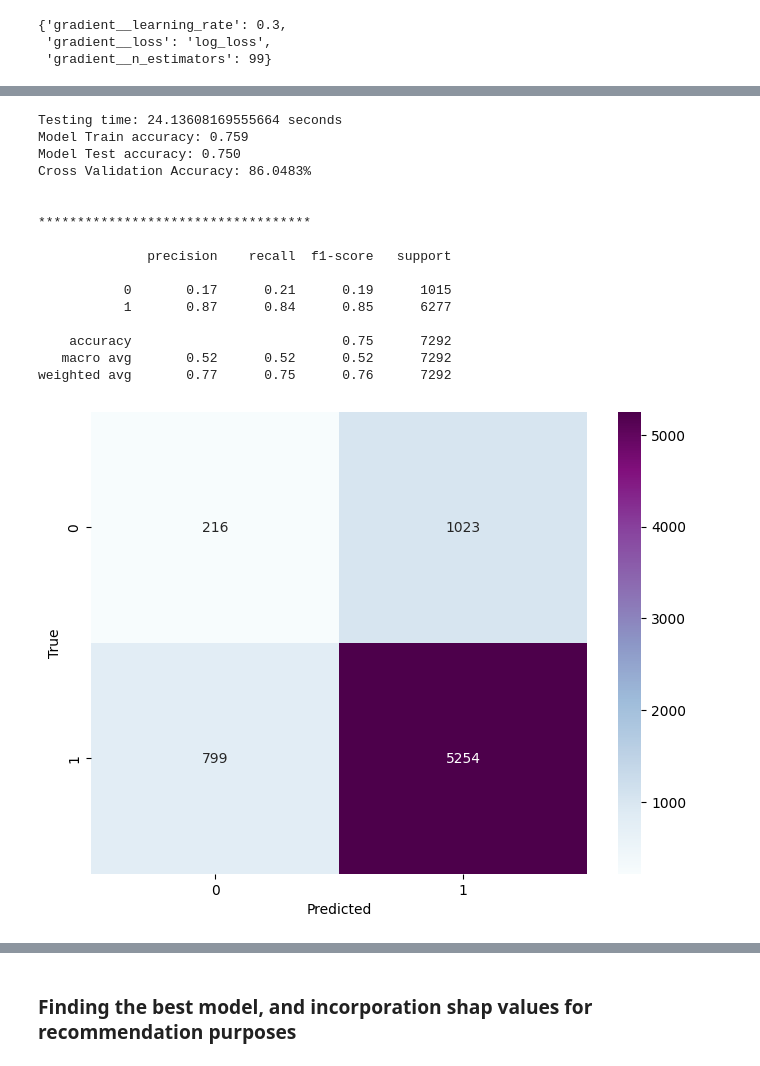
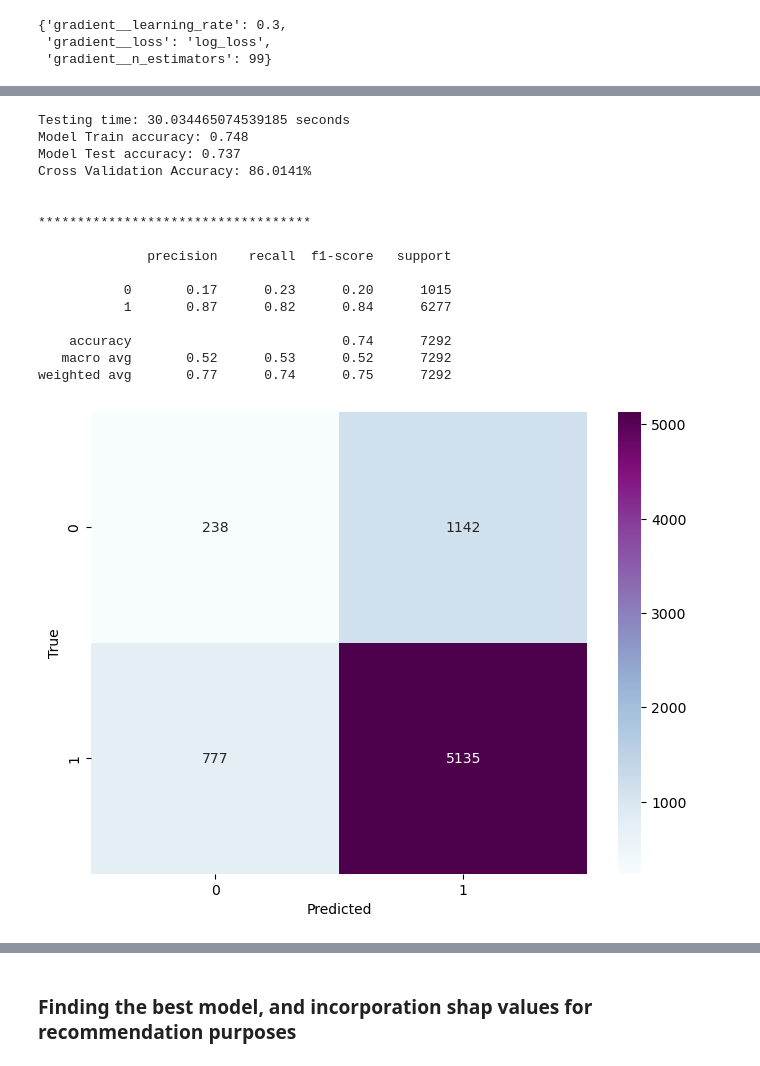
Before and after one commit to ndungek/Credit-Card-Approval-Prediction, a Jupyter notebook: approval.ipynb, the cells around one changed output, grey strips where cells are left out. Cells and saved outputs as stored; diff of their text form; code cells hidden in the pictures.

```diff
--- a/approval.ipynb
+++ b/approval.ipynb
@@ -1103,3 +1190,0 @@ Final_data
-# %%
-#converting the recorded date into years
-Final_data['Recorded_date(months)'] = (Final_data['Recorded_date(months)'] / 12)
@@ -1125,6 +1193,6 @@ Final_data.head()
 # %%
 # creating our model_df
-model_df = Final_data.drop(columns=['Total_Income','Status', 'Recorded_date(Years)','Work_Phone','Phone'],axis =1)
+model_df = Final_data.drop(columns=['Total_Income','Status','Work_Phone','Phone'],axis =1)
 # %%
 model_df = model_df.sort_values(by='CREDIT_APPROVAL_STATUS', ascending=True)
 model_df.head()
@@ -1214,7 +1272,7 @@ Selected Features: Index(['Gender', 'Own_Car', 'Own_Property', 'Income_Type', 'I
 # %%
 
 # Define the columns to include in X
-columns_to_include = ['Own_Car', 'Own_Property', 'Income_Type', 'Income_Range',
+columns_to_include = ['Gender','Own_Car', 'Own_Property', 'Income_Type', 'Income_Range',
        'Family_Status', 'Housing_Type', 'Employment_Duration', 'Occupation',
        'Num_Family', 'age(years)']
 
@@ -1660,24 +1637,18 @@ plot_learning_curve(adaboost_best)
 # %%
-# importing the required module
-
-from sklearn.ensemble import GradientBoostingClassifier
-
-# initializing the pipeline
-
-scaled_pipeline2 = Pipeline([('scaler' , StandardScaler()),
+scaled_pipeline_gb = Pipeline([('scaler' , StandardScaler()),
                             ('gradient', GradientBoostingClassifier())])
 
+#Setting up the number of cross validation folds
 cv= 5
-# setting basic parameter
-grid2 = [{'gradient__loss' : ['log_loss', 'deviance'],
+# setting up the parameter grid
+grid = [{'gradient__loss' : ['log_loss', 'deviance'],
          'gradient__learning_rate': [0.1, 0.2, 0.3],
          'gradient__n_estimators': [len(range(1,100))],}]
 
-gridsearch2 = GridSearchCV(estimator=scaled_pipeline2,
-                          param_grid= grid2,
+gradientboost = GridSearchCV(estimator=scaled_pipeline_gb,
+                          param_grid= grid,
                           scoring='accuracy',
-                          cv=cv,
-                           verbose= False)
+                          cv=cv)
 
-fit_train_score(gridsearch2)
+fit_train_score(gradientboost)
 # %% [output]
@@ -1709,41 +1680,37 @@ gridsearch2.best_params_
 # %%
-# setting the cv
-
+#Setting the number of cross validation folds
 cv= 5
 
-# setting best parameters
-
-grid2 = [{'gradient__loss' : ['log_loss'],
+#Setting best parameters in a grid
+grid = [{'gradient__loss' : ['log_loss'],
          'gradient__learning_rate': [0.3],
          'gradient__n_estimators': [99]}]
 
-# setting the grid search
-
-gradient_best = GridSearchCV(estimator=scaled_pipeline2,
-                          param_grid= grid2,
+#Setting the grid search
+gradient_best = GridSearchCV(estimator=scaled_pipeline_gb,
+                          param_grid= grid,
                           scoring='accuracy',
                           cv=cv)
 
 # fitting and training the model
-
 fit_train_score(gradient_best)
 # %% [output]
-Testing time: 24.13608169555664 seconds
-Model Train accuracy: 0.759
-Model Test accuracy: 0.750
-Cross Validation Accuracy: 86.0483%
+Testing time: 30.034465074539185 seconds
+Model Train accuracy: 0.748
+Model Test accuracy: 0.737
+Cross Validation Accuracy: 86.0141%
 
 
 ***********************************
 
               precision    recall  f1-score   support
 
-           0       0.17      0.21      0.19      1015
-           1       0.87      0.84      0.85      6277
+           0       0.17      0.23      0.20      1015
+           1       0.87      0.82      0.84      6277
 
-    accuracy                           0.75      7292
-   macro avg       0.52      0.52      0.52      7292
-weighted avg       0.77      0.75      0.76      7292
+    accuracy                           0.74      7292
+   macro avg       0.52      0.53      0.52      7292
+weighted avg       0.77      0.74      0.75      7292
-[figure, old version]
+[figure, new version]
 # %%
 # plotting the learning curve
```
Also changed, not shown: parts of 121 cells of this notebook.
